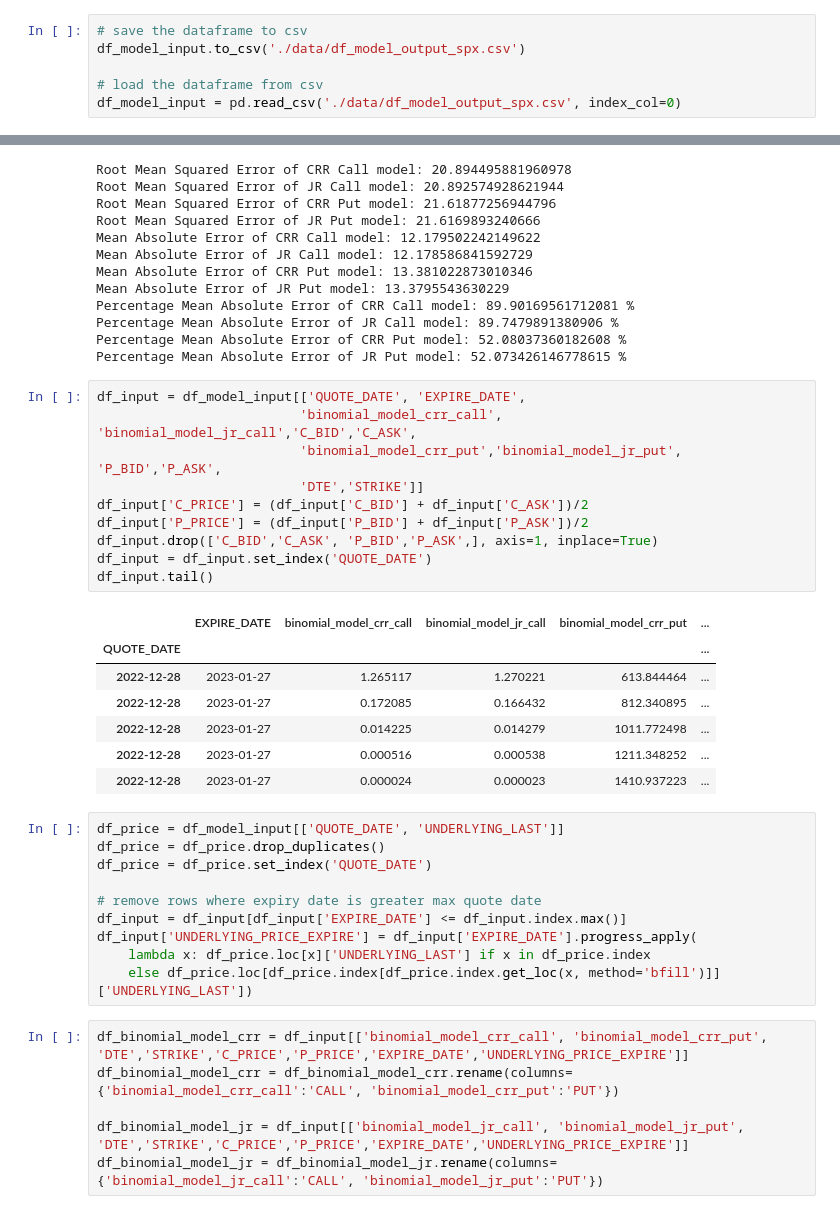
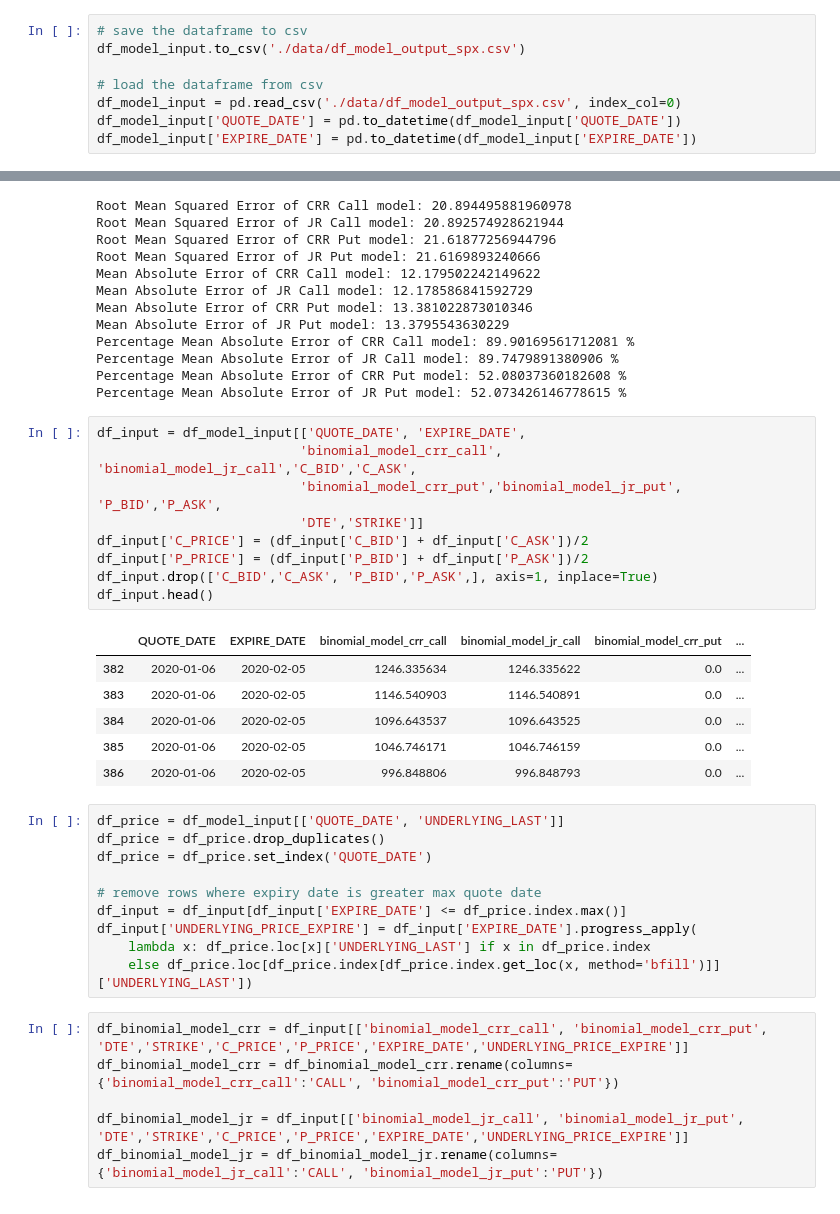
Before and after one commit to juanjaho/QF101-SPY-SPX-Option-Pricing, a Jupyter notebook: Analytics/main_spx.ipynb, the cells around one changed output, grey strips where cells are left out. Saved outputs shown, nothing was run; the diff lists cells and outputs as text.

```diff
--- a/Analytics/main_spx.ipynb
+++ b/Analytics/main_spx.ipynb
@@ -162,6 +164,8 @@ df_model_input.to_csv('./data/df_model_output_spx.csv')
 
 # load the dataframe from csv
 df_model_input = pd.read_csv('./data/df_model_output_spx.csv', index_col=0)
+df_model_input['QUOTE_DATE'] = pd.to_datetime(df_model_input['QUOTE_DATE'])
+df_model_input['EXPIRE_DATE'] = pd.to_datetime(df_model_input['EXPIRE_DATE'])
 # %%
 df_eval = df_model_input[['QUOTE_DATE',
                           'binomial_model_crr_call', 'binomial_model_jr_call','C_BID','C_ASK',
@@ -219,28 +221,26 @@ Percentage Mean Absolute Error of JR Put model: 52.073426146778615 %
 # %%
 df_input = df_model_input[['QUOTE_DATE', 'EXPIRE_DATE',
                           'binomial_model_crr_call', 'binomial_model_jr_call','C_BID','C_ASK',
                           'binomial_model_crr_put','binomial_model_jr_put', 'P_BID','P_ASK',
                           'DTE','STRIKE']]
 df_input['C_PRICE'] = (df_input['C_BID'] + df_input['C_ASK'])/2
 df_input['P_PRICE'] = (df_input['P_BID'] + df_input['P_ASK'])/2
 df_input.drop(['C_BID','C_ASK', 'P_BID','P_ASK',], axis=1, inplace=True)
-df_input = df_input.set_index('QUOTE_DATE')
-df_input.tail()
+df_input.head()
 # %% [output]
-|  | EXPIRE_DATE | binomial_model_crr_call | binomial_model_jr_call | binomial_model_crr_put | ... |
-| QUOTE_DATE |  |  |  |  | ... |
-| 2022-12-28 | 2023-01-27 | 1.265117 | 1.270221 | 613.844464 | ... |
-| 2022-12-28 | 2023-01-27 | 0.172085 | 0.166432 | 812.340895 | ... |
-| 2022-12-28 | 2023-01-27 | 0.014225 | 0.014279 | 1011.772498 | ... |
-| 2022-12-28 | 2023-01-27 | 0.000516 | 0.000538 | 1211.348252 | ... |
-| 2022-12-28 | 2023-01-27 | 0.000024 | 0.000023 | 1410.937223 | ... |
+|  | QUOTE_DATE | EXPIRE_DATE | binomial_model_crr_call | binomial_model_jr_call | binomial_model_crr_put | ... |
+| 382 | 2020-01-06 | 2020-02-05 | 1246.335634 | 1246.335622 | 0.0 | ... |
+| 383 | 2020-01-06 | 2020-02-05 | 1146.540903 | 1146.540891 | 0.0 | ... |
+| 384 | 2020-01-06 | 2020-02-05 | 1096.643537 | 1096.643525 | 0.0 | ... |
+| 385 | 2020-01-06 | 2020-02-05 | 1046.746171 | 1046.746159 | 0.0 | ... |
+| 386 | 2020-01-06 | 2020-02-05 | 996.848806 | 996.848793 | 0.0 | ... |
 # %%
 df_price = df_model_input[['QUOTE_DATE', 'UNDERLYING_LAST']]
 df_price = df_price.drop_duplicates()
 df_price = df_price.set_index('QUOTE_DATE')
 
 # remove rows where expiry date is greater max quote date
-df_input = df_input[df_input['EXPIRE_DATE'] <= df_input.index.max()]
+df_input = df_input[df_input['EXPIRE_DATE'] <= df_price.index.max()]
 df_input['UNDERLYING_PRICE_EXPIRE'] = df_input['EXPIRE_DATE'].progress_apply(
     lambda x: df_price.loc[x]['UNDERLYING_LAST'] if x in df_price.index
     else df_price.loc[df_price.index[df_price.index.get_loc(x, method='bfill')]]['UNDERLYING_LAST'])
```
Also changed, not shown: parts of 6 cells of this notebook, 2 other files.
